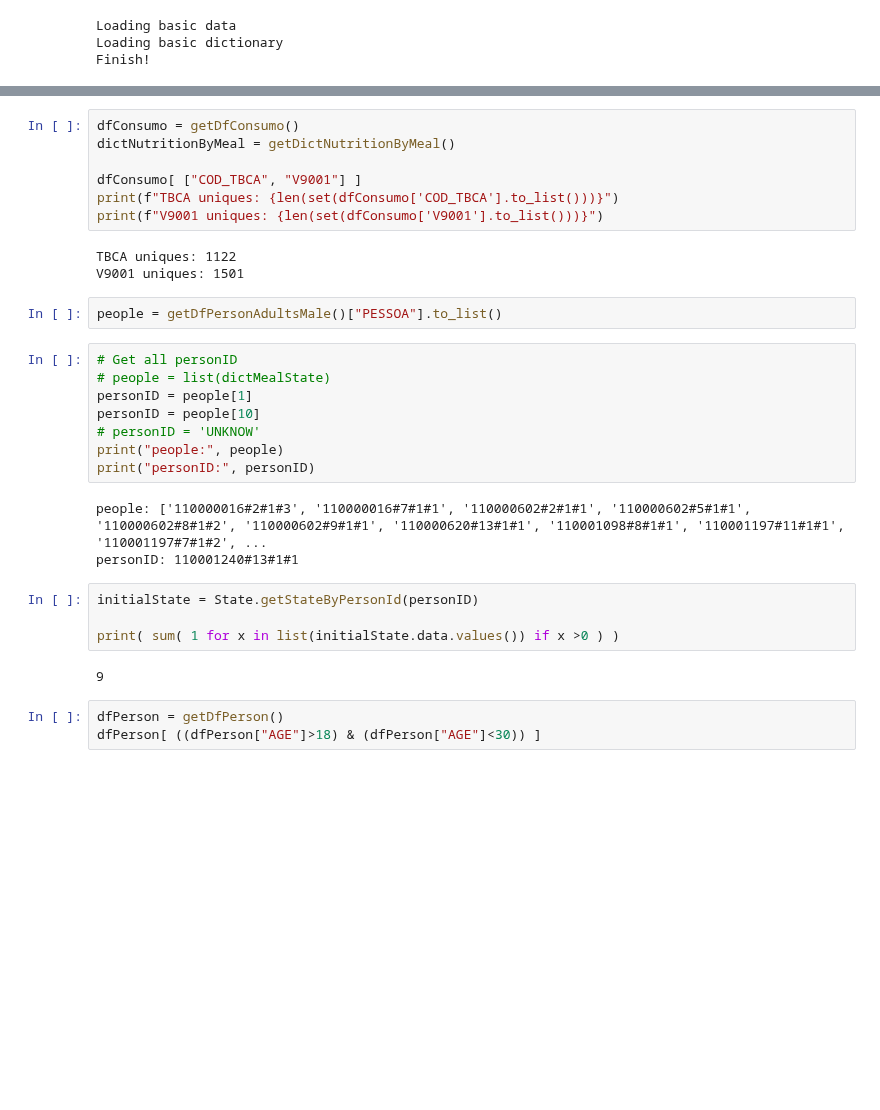
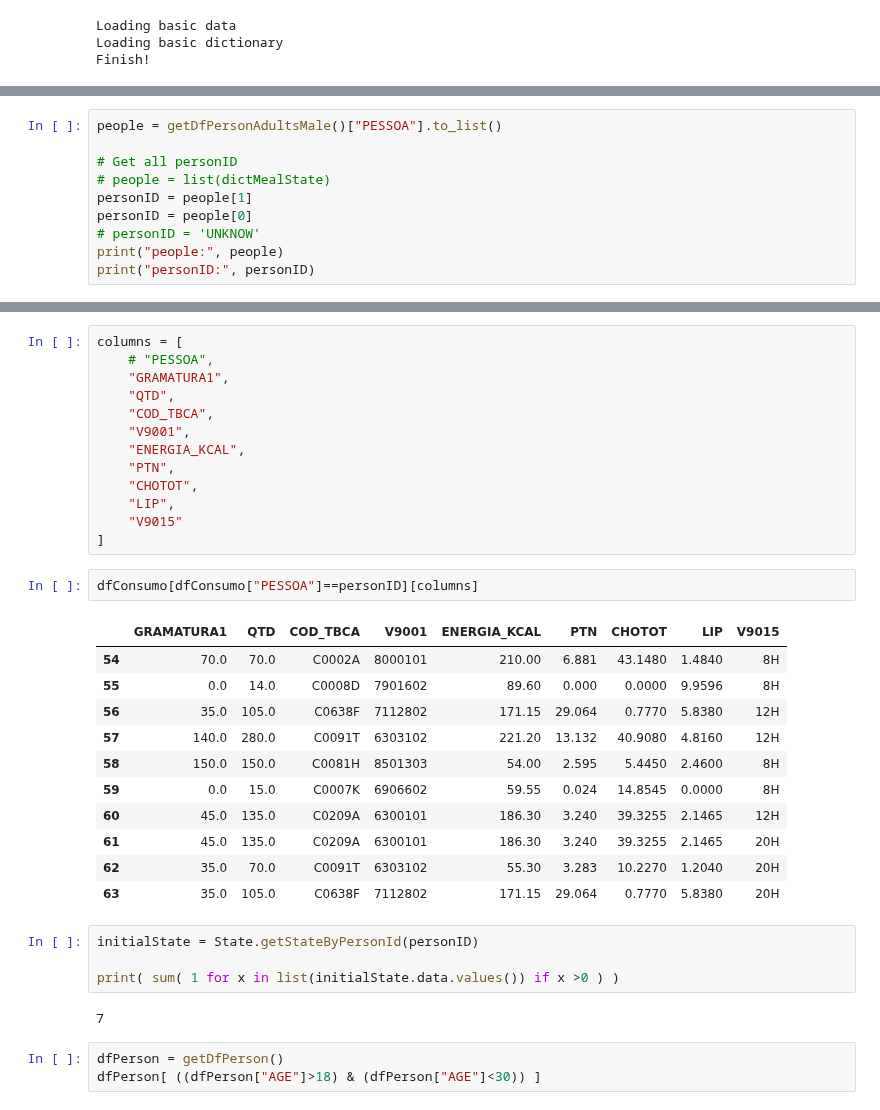
Before and after one commit to thalyson004/nutrition-study, a Jupyter notebook: notebooks/samples/018_add_pre_select_meal_into_search.ipynb, the cells around one changed output, grey strips where cells are left out. Cells and saved outputs as stored; diff of their text form; blank space fills up the shorter version.

```diff
--- a/notebooks/samples/018_add_pre_select_meal_into_search.ipynb
+++ b/notebooks/samples/018_add_pre_select_meal_into_search.ipynb
@@ -59,0 +22,10 @@ dfConsumo = getDfConsumo()
+# %%
+people = getDfPersonAdultsMale()["PESSOA"].to_list()
+
+# Get all personID
+# people = list(dictMealState)
+personID = people[1]
+personID = people[0]
+# personID = 'UNKNOW'
+print("people:", people)
+print("personID:", personID)
@@ -76,32 +37,36 @@ dfConsumo
-# %%
-dfConsumo = getDfConsumo()
-dictNutritionByMeal = getDictNutritionByMeal()
-
-dfConsumo[ ["COD_TBCA", "V9001"] ]
-print(f"TBCA uniques: {len(set(dfConsumo['COD_TBCA'].to_list()))}")
-print(f"V9001 uniques: {len(set(dfConsumo['V9001'].to_list()))}")
-# %% [output]
-TBCA uniques: 1122
-V9001 uniques: 1501
-# %%
-people = getDfPersonAdultsMale()["PESSOA"].to_list()
-# %%
-# Get all personID
-# people = list(dictMealState)
-personID = people[1]
-personID = people[10]
-# personID = 'UNKNOW'
-print("people:", people)
-print("personID:", personID)
-# %% [output]
-people: ['110000016#2#1#3', '110000016#7#1#1', '110000602#2#1#1', '110000602#5#1#1', '110000602#8#1#2', '110000602#9#1#1', '110000620#13#1#1', '110001098#8#1#1', '110001197#11#1#1', '110001197#7#1#2', ...
-personID: 110001240#13#1#1
+# %%
+columns = [
+    # "PESSOA",
+    "GRAMATURA1",
+    "QTD",
+    "COD_TBCA",
+    "V9001",
+    "ENERGIA_KCAL",
+    "PTN",
+    "CHOTOT",
+    "LIP",
+    "V9015"
+]
+# %%
+dfConsumo[dfConsumo["PESSOA"]==personID][columns]
+# %% [output]
+|  | GRAMATURA1 | QTD | COD_TBCA | V9001 | ENERGIA_KCAL | PTN | CHOTOT | LIP | V9015 |
+| 54 | 70.0 | 70.0 | C0002A | 8000101 | 210.00 | 6.881 | 43.1480 | 1.4840 | 8H |
+| 55 | 0.0 | 14.0 | C0008D | 7901602 | 89.60 | 0.000 | 0.0000 | 9.9596 | 8H |
+| 56 | 35.0 | 105.0 | C0638F | 7112802 | 171.15 | 29.064 | 0.7770 | 5.8380 | 12H |
+| 57 | 140.0 | 280.0 | C0091T | 6303102 | 221.20 | 13.132 | 40.9080 | 4.8160 | 12H |
+| 58 | 150.0 | 150.0 | C0081H | 8501303 | 54.00 | 2.595 | 5.4450 | 2.4600 | 8H |
+| 59 | 0.0 | 15.0 | C0007K | 6906602 | 59.55 | 0.024 | 14.8545 | 0.0000 | 8H |
+| 60 | 45.0 | 135.0 | C0209A | 6300101 | 186.30 | 3.240 | 39.3255 | 2.1465 | 12H |
+| 61 | 45.0 | 135.0 | C0209A | 6300101 | 186.30 | 3.240 | 39.3255 | 2.1465 | 20H |
+| 62 | 35.0 | 70.0 | C0091T | 6303102 | 55.30 | 3.283 | 10.2270 | 1.2040 | 20H |
+| 63 | 35.0 | 105.0 | C0638F | 7112802 | 171.15 | 29.064 | 0.7770 | 5.8380 | 20H |
 # %%
 initialState = State.getStateByPersonId(personID)
 
 print( sum( 1 for x in list(initialState.data.values()) if x >0 ) )
 # %% [output]
-9
+7
 # %%
 dfPerson = getDfPerson()
 dfPerson[ ((dfPerson["AGE"]>18) & (dfPerson["AGE"]<30)) ]
```
Also changed, not shown: parts of 13 cells of this notebook, 3 other files.
